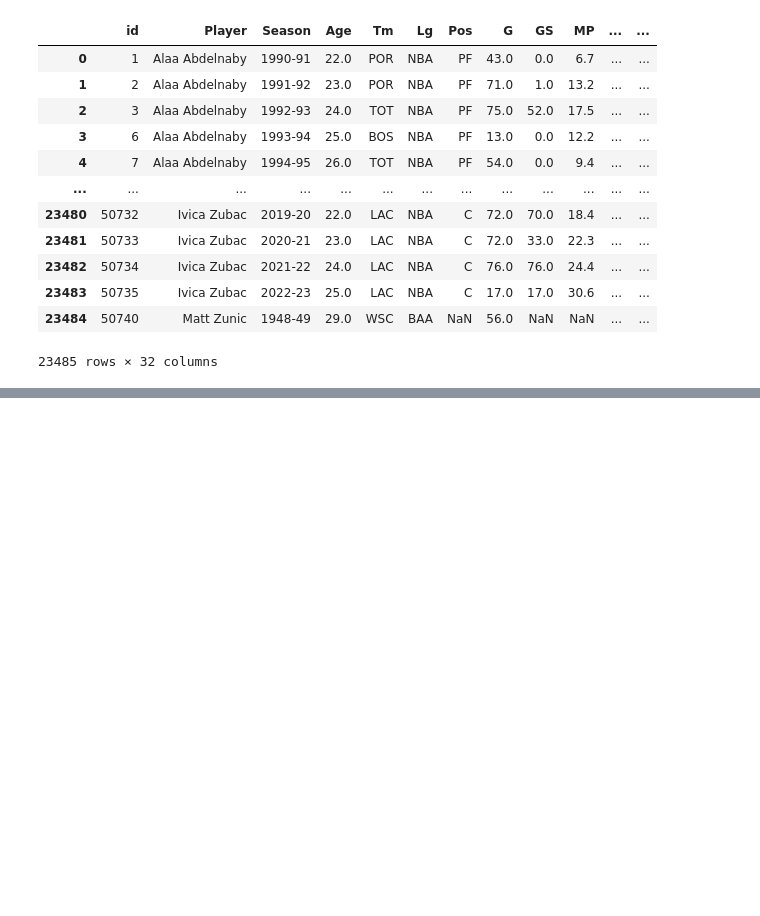
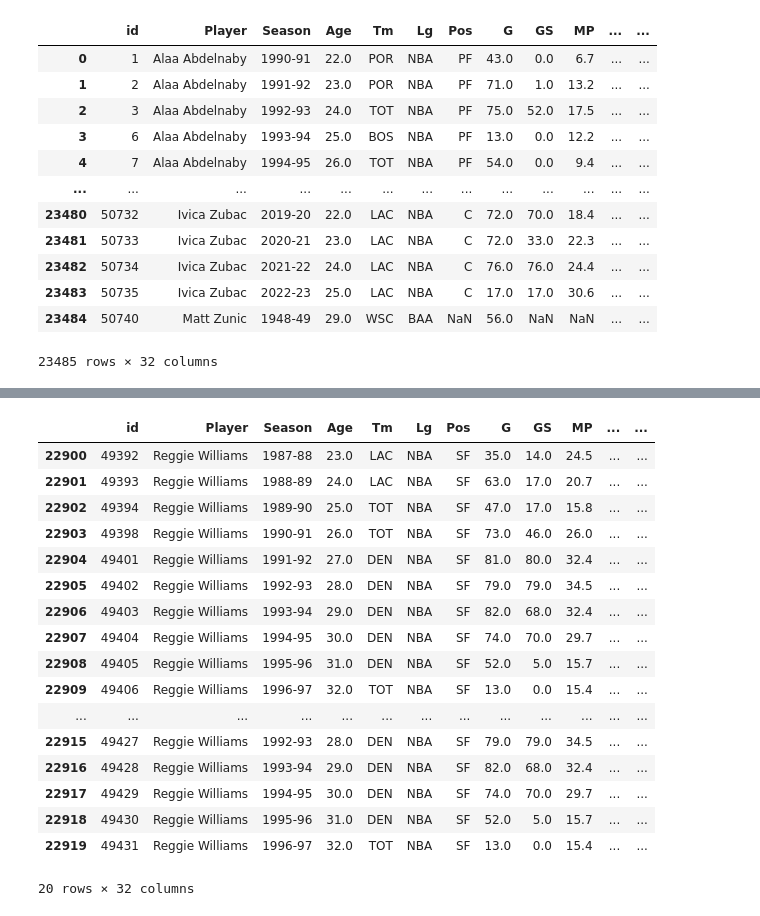
Before and after one commit to bjohn004/nba_stats_analysis, a Jupyter notebook: cleanup_more.ipynb, the cells around one changed output, grey strips where cells are left out. Cells and saved outputs as stored; diff of their text form; code cells hidden in the pictures; blank space fills up the shorter version.

```diff
--- a/cleanup_more.ipynb
+++ b/cleanup_more.ipynb
@@ -67,0 +226,3 @@ Name: Season, Length: 77, dtype: int64
+# %%
+list_years=list(range(19443, 19452,1))
+stats
@@ -67,0 +243,2 @@ Name: Season, Length: 77, dtype: int64
+# %%
+stats.drop(stats.index[list_years], inplace=True)
@@ -67,0 +261,22 @@ Name: Season, Length: 77, dtype: int64
+# %%
+stats1=stats.loc[stats["Player"]=="Reggie Williams"]
+stats1
+# %% [output]
+|  | id | Player | Season | Age | Tm | Lg | Pos | G | GS | MP | ... | ... |
+| 22900 | 49392 | Reggie Williams | 1987-88 | 23.0 | LAC | NBA | SF | 35.0 | 14.0 | 24.5 | ... | ... |
+| 22901 | 49393 | Reggie Williams | 1988-89 | 24.0 | LAC | NBA | SF | 63.0 | 17.0 | 20.7 | ... | ... |
+| 22902 | 49394 | Reggie Williams | 1989-90 | 25.0 | TOT | NBA | SF | 47.0 | 17.0 | 15.8 | ... | ... |
+| 22903 | 49398 | Reggie Williams | 1990-91 | 26.0 | TOT | NBA | SF | 73.0 | 46.0 | 26.0 | ... | ... |
+| 22904 | 49401 | Reggie Williams | 1991-92 | 27.0 | DEN | NBA | SF | 81.0 | 80.0 | 32.4 | ... | ... |
+| 22905 | 49402 | Reggie Williams | 1992-93 | 28.0 | DEN | NBA | SF | 79.0 | 79.0 | 34.5 | ... | ... |
+| 22906 | 49403 | Reggie Williams | 1993-94 | 29.0 | DEN | NBA | SF | 82.0 | 68.0 | 32.4 | ... | ... |
+| 22907 | 49404 | Reggie Williams | 1994-95 | 30.0 | DEN | NBA | SF | 74.0 | 70.0 | 29.7 | ... | ... |
+| 22908 | 49405 | Reggie Williams | 1995-96 | 31.0 | DEN | NBA | SF | 52.0 | 5.0 | 15.7 | ... | ... |
+| 22909 | 49406 | Reggie Williams | 1996-97 | 32.0 | TOT | NBA | SF | 13.0 | 0.0 | 15.4 | ... | ... |
+| ... | ... | ... | ... | ... | ... | ... | ... | ... | ... | ... | ... | ... |
+| 22915 | 49427 | Reggie Williams | 1992-93 | 28.0 | DEN | NBA | SF | 79.0 | 79.0 | 34.5 | ... | ... |
+| 22916 | 49428 | Reggie Williams | 1993-94 | 29.0 | DEN | NBA | SF | 82.0 | 68.0 | 32.4 | ... | ... |
+| 22917 | 49429 | Reggie Williams | 1994-95 | 30.0 | DEN | NBA | SF | 74.0 | 70.0 | 29.7 | ... | ... |
+| 22918 | 49430 | Reggie Williams | 1995-96 | 31.0 | DEN | NBA | SF | 52.0 | 5.0 | 15.7 | ... | ... |
+| 22919 | 49431 | Reggie Williams | 1996-97 | 32.0 | TOT | NBA | SF | 13.0 | 0.0 | 15.4 | ... | ... |
+20 rows × 32 columns
```
Also changed, not shown: parts of 68 cells of this notebook, 11 other files.
